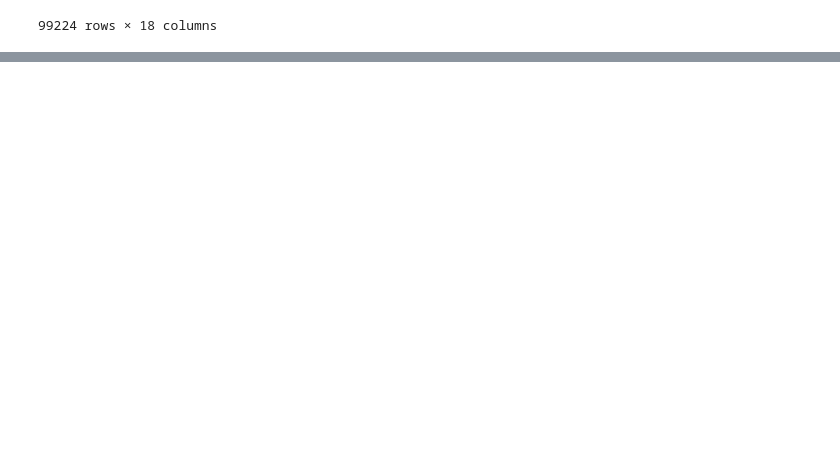
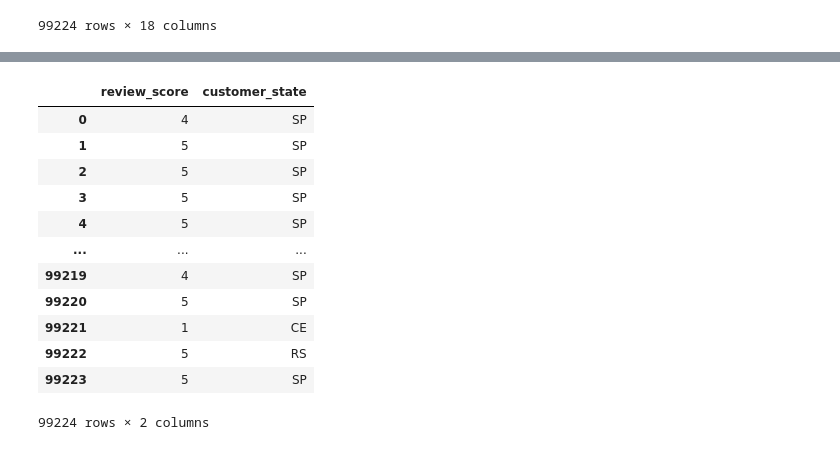
Before and after one commit to abimaell95/GameChangers, a Jupyter notebook: notebooks/Mai.ipynb, the cells around one changed output, grey strips where cells are left out. Cells and saved outputs as stored; diff of their text form; code cells hidden in the pictures; blank space fills up the shorter version.

```diff
--- a/notebooks/Mai.ipynb
+++ b/notebooks/Mai.ipynb
@@ -121,0 +122,16 @@ sns.barplot(y='customer_state',x='review_score', hue='customer_state',data=dateE
+# %%
+dateExtract
+# %% [output]
+|  | review_score | customer_state |
+| 0 | 4 | SP |
+| 1 | 5 | SP |
+| 2 | 5 | SP |
+| 3 | 5 | SP |
+| 4 | 5 | SP |
+| ... | ... | ... |
+| 99219 | 4 | SP |
+| 99220 | 5 | SP |
+| 99221 | 1 | CE |
+| 99222 | 5 | RS |
+| 99223 | 5 | SP |
+99224 rows × 2 columns
```
Also changed, not shown: parts of 1 cell of this notebook.
